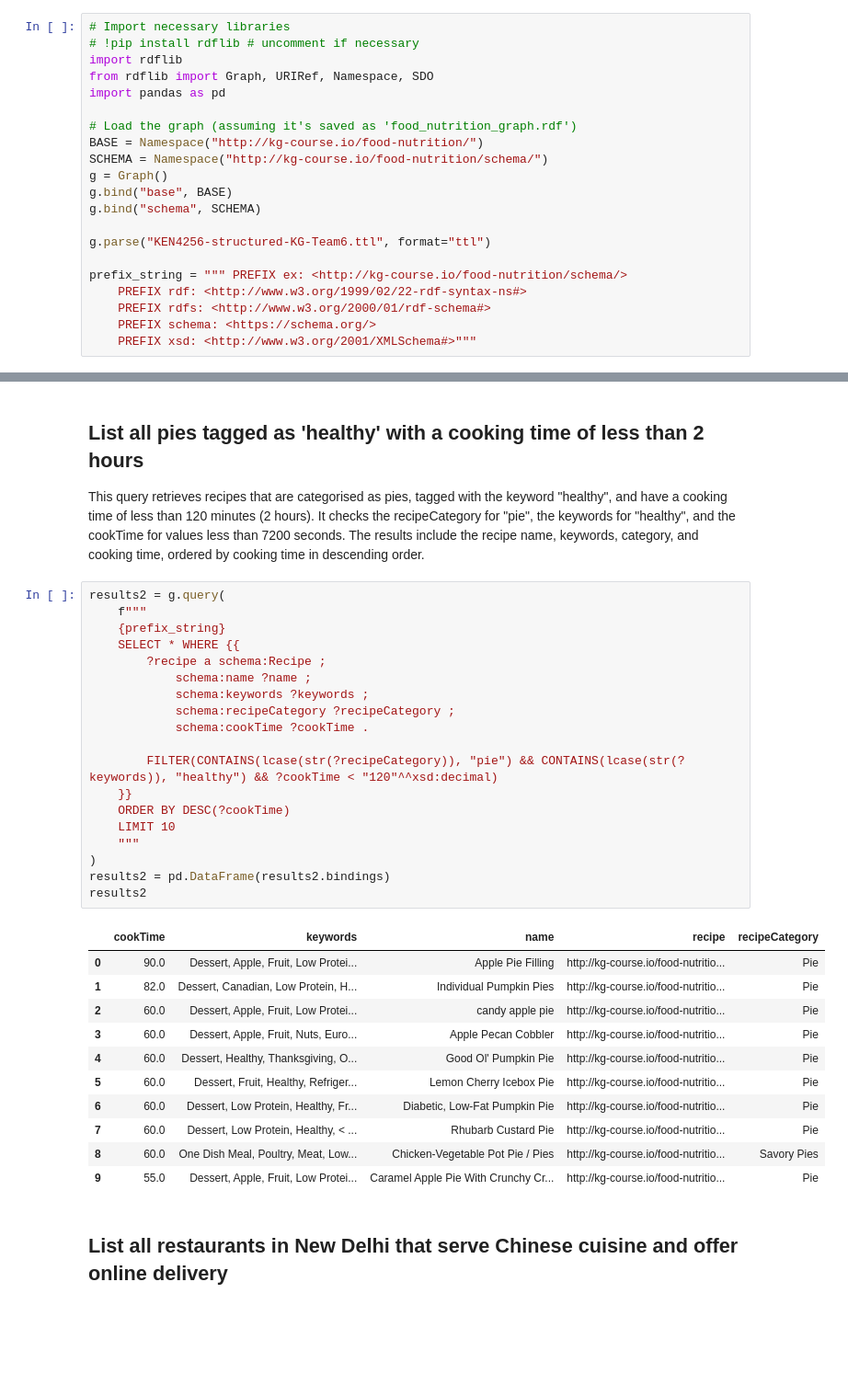
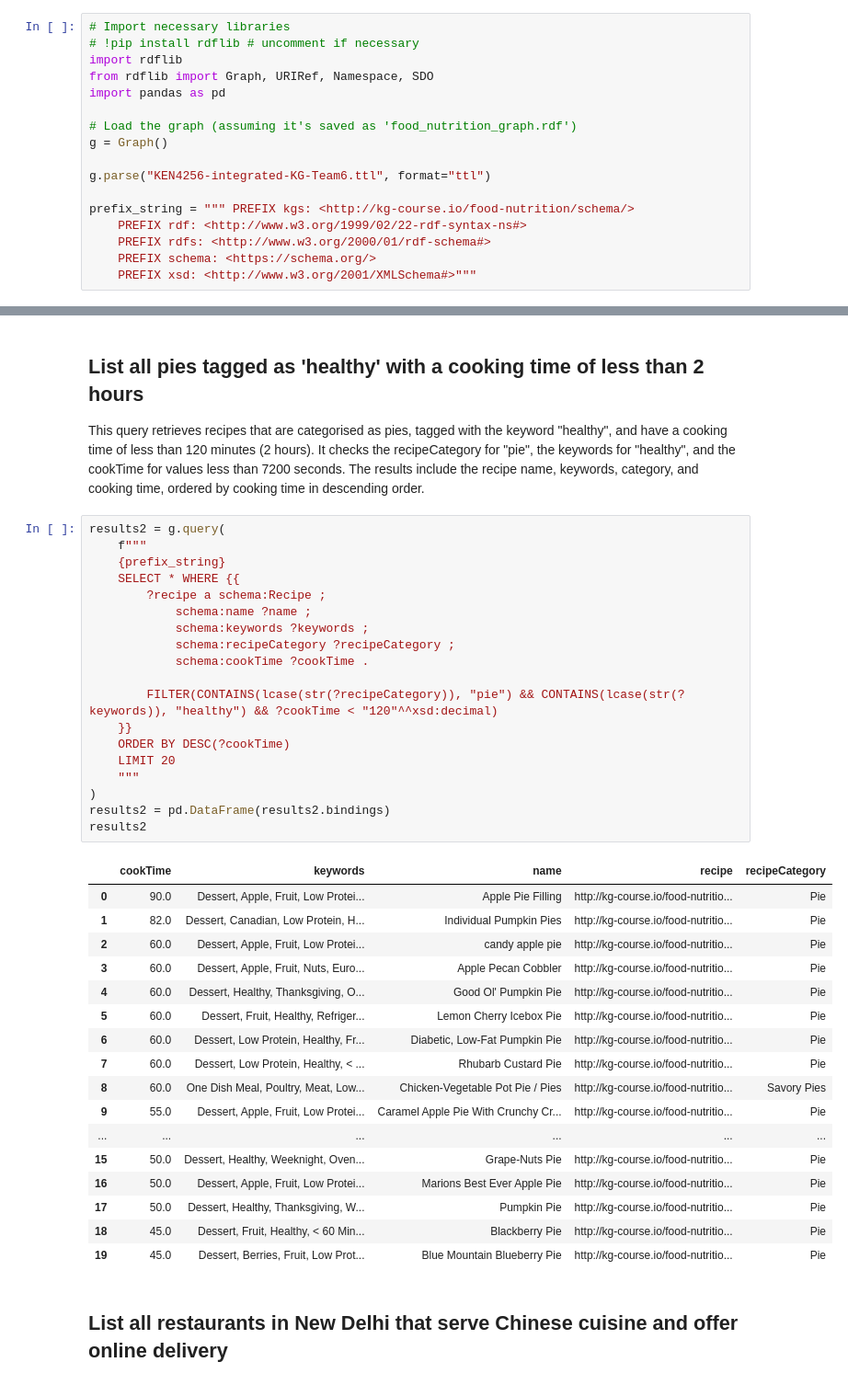
Before and after one commit to alexanderleonidas/fluffy-octo-spoon, a Jupyter notebook: sparql_queries.ipynb, the cells around one changed output, grey strips where cells are left out. Shown at 92% size. Saved outputs shown, nothing was run; the diff lists cells and outputs as text; blank space fills up the shorter version.

Commit message:
Update requirements and enhance schema with new properties. Added more queries.

```diff
--- a/sparql_queries.ipynb
+++ b/sparql_queries.ipynb
@@ -8,15 +8,11 @@ from rdflib import Graph, URIRef, Namespace, SDO
 import pandas as pd
 
 # Load the graph (assuming it's saved as 'food_nutrition_graph.rdf')
-BASE = Namespace("http://kg-course.io/food-nutrition/")
-SCHEMA = Namespace("http://kg-course.io/food-nutrition/schema/")
 g = Graph()
-g.bind("base", BASE)
-g.bind("schema", SCHEMA)
 
-g.parse("KEN4256-structured-KG-Team6.ttl", format="ttl")
+g.parse("KEN4256-integrated-KG-Team6.ttl", format="ttl")
 
-prefix_string = """ PREFIX ex: <http://kg-course.io/food-nutrition/schema/>
+prefix_string = """ PREFIX kgs: <http://kg-course.io/food-nutrition/schema/>
     PREFIX rdf: <http://www.w3.org/1999/02/22-rdf-syntax-ns#>
     PREFIX rdfs: <http://www.w3.org/2000/01/rdf-schema#>
     PREFIX schema: <https://schema.org/>
@@ -59,34 +61,40 @@ This query retrieves recipes that are categorised as pies, tagged with the keywo
 # %%
 results2 = g.query(
     f"""
     {prefix_string}
     SELECT * WHERE {{
         ?recipe a schema:Recipe ;
             schema:name ?name ;
             schema:keywords ?keywords ;
             schema:recipeCategory ?recipeCategory ;
             schema:cookTime ?cookTime .
 
         FILTER(CONTAINS(lcase(str(?recipeCategory)), "pie") && CONTAINS(lcase(str(?keywords)), "healthy") && ?cookTime < "120"^^xsd:decimal)
     }}
     ORDER BY DESC(?cookTime)
-    LIMIT 10
+    LIMIT 20
     """
 )
 results2 = pd.DataFrame(results2.bindings)
 results2
 # %% [output]
 |  | cookTime | keywords | name | recipe | recipeCategory |
 | 0 | 90.0 | Dessert, Apple, Fruit, Low Protei... | Apple Pie Filling | http://kg-course.io/food-nutritio... | Pie |
 | 1 | 82.0 | Dessert, Canadian, Low Protein, H... | Individual Pumpkin Pies | http://kg-course.io/food-nutritio... | Pie |
 | 2 | 60.0 | Dessert, Apple, Fruit, Low Protei... | candy apple pie | http://kg-course.io/food-nutritio... | Pie |
 | 3 | 60.0 | Dessert, Apple, Fruit, Nuts, Euro... | Apple Pecan Cobbler | http://kg-course.io/food-nutritio... | Pie |
 | 4 | 60.0 | Dessert, Healthy, Thanksgiving, O... | Good Ol' Pumpkin Pie | http://kg-course.io/food-nutritio... | Pie |
 | 5 | 60.0 | Dessert, Fruit, Healthy, Refriger... | Lemon Cherry Icebox Pie | http://kg-course.io/food-nutritio... | Pie |
 | 6 | 60.0 | Dessert, Low Protein, Healthy, Fr... | Diabetic, Low-Fat Pumpkin Pie | http://kg-course.io/food-nutritio... | Pie |
 | 7 | 60.0 | Dessert, Low Protein, Healthy, < ... | Rhubarb Custard Pie | http://kg-course.io/food-nutritio... | Pie |
 | 8 | 60.0 | One Dish Meal, Poultry, Meat, Low... | Chicken-Vegetable Pot Pie / Pies | http://kg-course.io/food-nutritio... | Savory Pies |
 | 9 | 55.0 | Dessert, Apple, Fruit, Low Protei... | Caramel Apple Pie With Crunchy Cr... | http://kg-course.io/food-nutritio... | Pie |
+| ... | ... | ... | ... | ... | ... |
+| 15 | 50.0 | Dessert, Healthy, Weeknight, Oven... | Grape-Nuts Pie | http://kg-course.io/food-nutritio... | Pie |
+| 16 | 50.0 | Dessert, Apple, Fruit, Low Protei... | Marions Best Ever Apple Pie | http://kg-course.io/food-nutritio... | Pie |
+| 17 | 50.0 | Dessert, Healthy, Thanksgiving, W... | Pumpkin Pie | http://kg-course.io/food-nutritio... | Pie |
+| 18 | 45.0 | Dessert, Fruit, Healthy, < 60 Min... | Blackberry Pie | http://kg-course.io/food-nutritio... | Pie |
+| 19 | 45.0 | Dessert, Berries, Fruit, Low Prot... | Blue Mountain Blueberry Pie | http://kg-course.io/food-nutritio... | Pie |
 # %% [markdown]
 ## List all restaurants in New Delhi that serve Chinese cuisine and offer online delivery
 # %%
```
Also changed, not shown: parts of 7 cells of this notebook, 6 other files.
